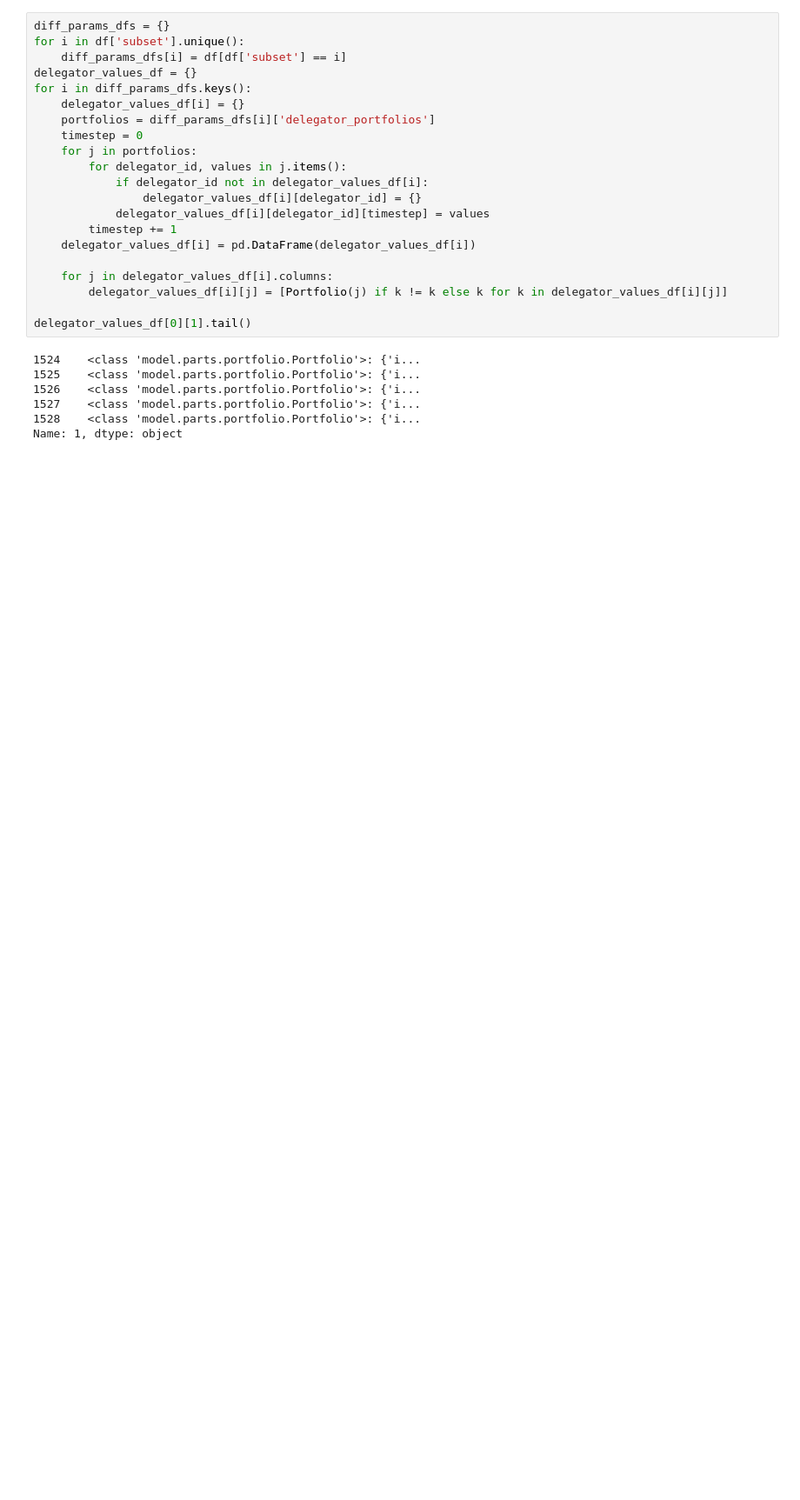
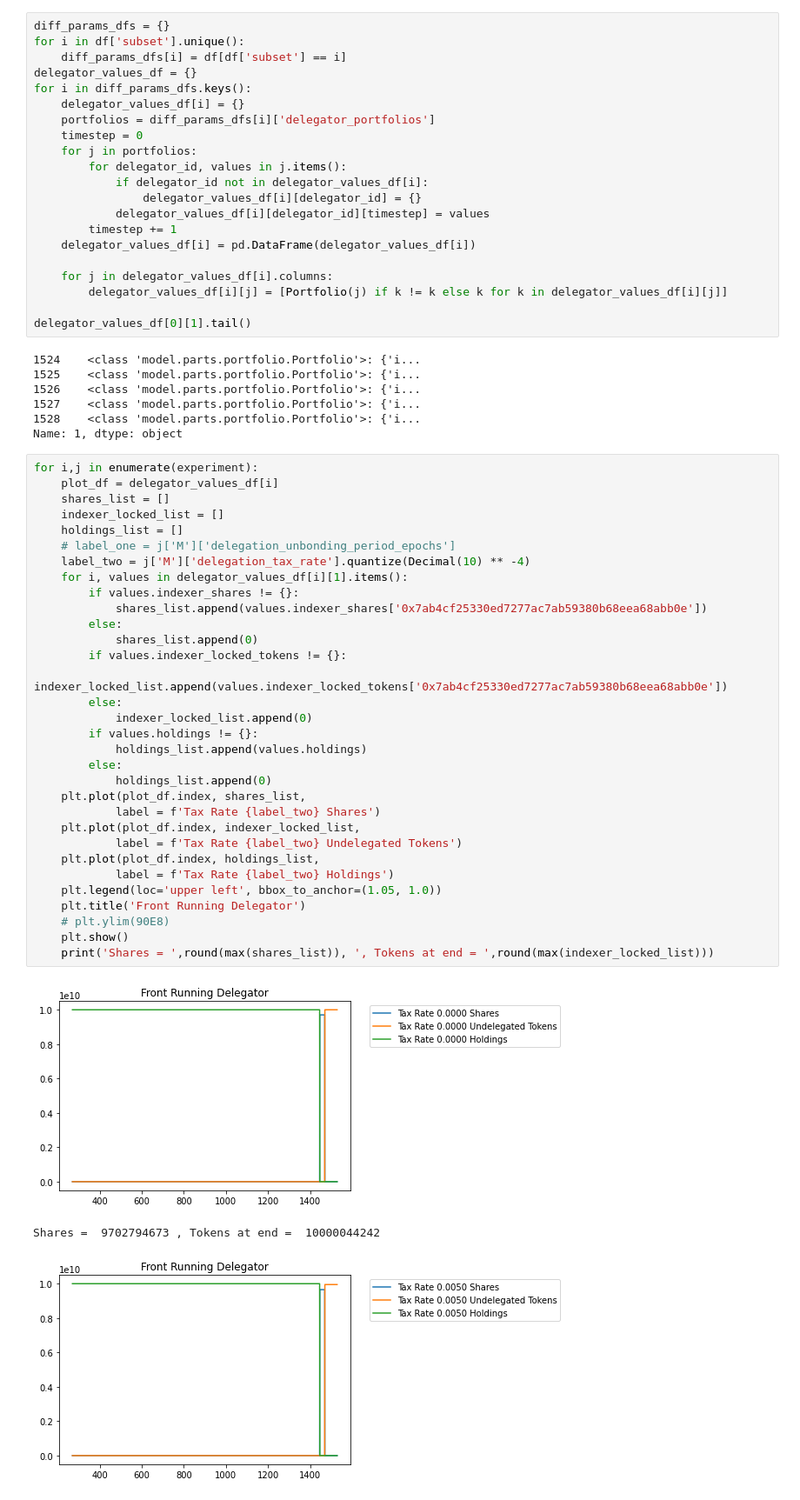
Before and after one commit to BlockScience/TheGraph, a Jupyter notebook: tax_param_sweep.ipynb, the cells around one changed output. Shown at 87% size. Drawn from its saved outputs; the diff is of its cells as text; blank space fills up the shorter version.

```diff
--- a/tax_param_sweep.ipynb
+++ b/tax_param_sweep.ipynb
@@ -286,3 +204,39 @@ delegator_values_df[0][1].tail()
 1527    <class 'model.parts.portfolio.Portfolio'>: {'i...
 1528    <class 'model.parts.portfolio.Portfolio'>: {'i...
 Name: 1, dtype: object
+# %%
+for i,j in enumerate(experiment):
+    plot_df = delegator_values_df[i]
+    shares_list = []
+    indexer_locked_list = []
+    holdings_list = []
+    # label_one = j['M']['delegation_unbonding_period_epochs']
+    label_two = j['M']['delegation_tax_rate'].quantize(Decimal(10) ** -4)
+    for i, values in delegator_values_df[i][1].items():
+        if values.indexer_shares != {}:
+            shares_list.append(values.indexer_shares['0x7ab4cf25330ed7277ac7ab59380b68eea68abb0e'])
+        else:
+            shares_list.append(0)
+        if values.indexer_locked_tokens != {}:
+            indexer_locked_list.append(values.indexer_locked_tokens['0x7ab4cf25330ed7277ac7ab59380b68eea68abb0e'])
+        else:
+            indexer_locked_list.append(0)
+        if values.holdings != {}:
+            holdings_list.append(values.holdings)
+        else:
+            holdings_list.append(0)
+    plt.plot(plot_df.index, shares_list,
+            label = f'Tax Rate {label_two} Shares')
+    plt.plot(plot_df.index, indexer_locked_list,
+            label = f'Tax Rate {label_two} Undelegated Tokens')
+    plt.plot(plot_df.index, holdings_list,
+            label = f'Tax Rate {label_two} Holdings')
+    plt.legend(loc='upper left', bbox_to_anchor=(1.05, 1.0))
+    plt.title('Front Running Delegator')
+    # plt.ylim(90E8)
+    plt.show()
+    print('Shares = ',round(max(shares_list)), ', Tokens at end = ',round(max(indexer_locked_list)))
+# %% [output]
+[figure, added]
+Shares =  9702794673 , Tokens at end =  10000044242
+[figure, added]
```
Also changed, not shown: parts of 27 cells of this notebook, 3 other files.
